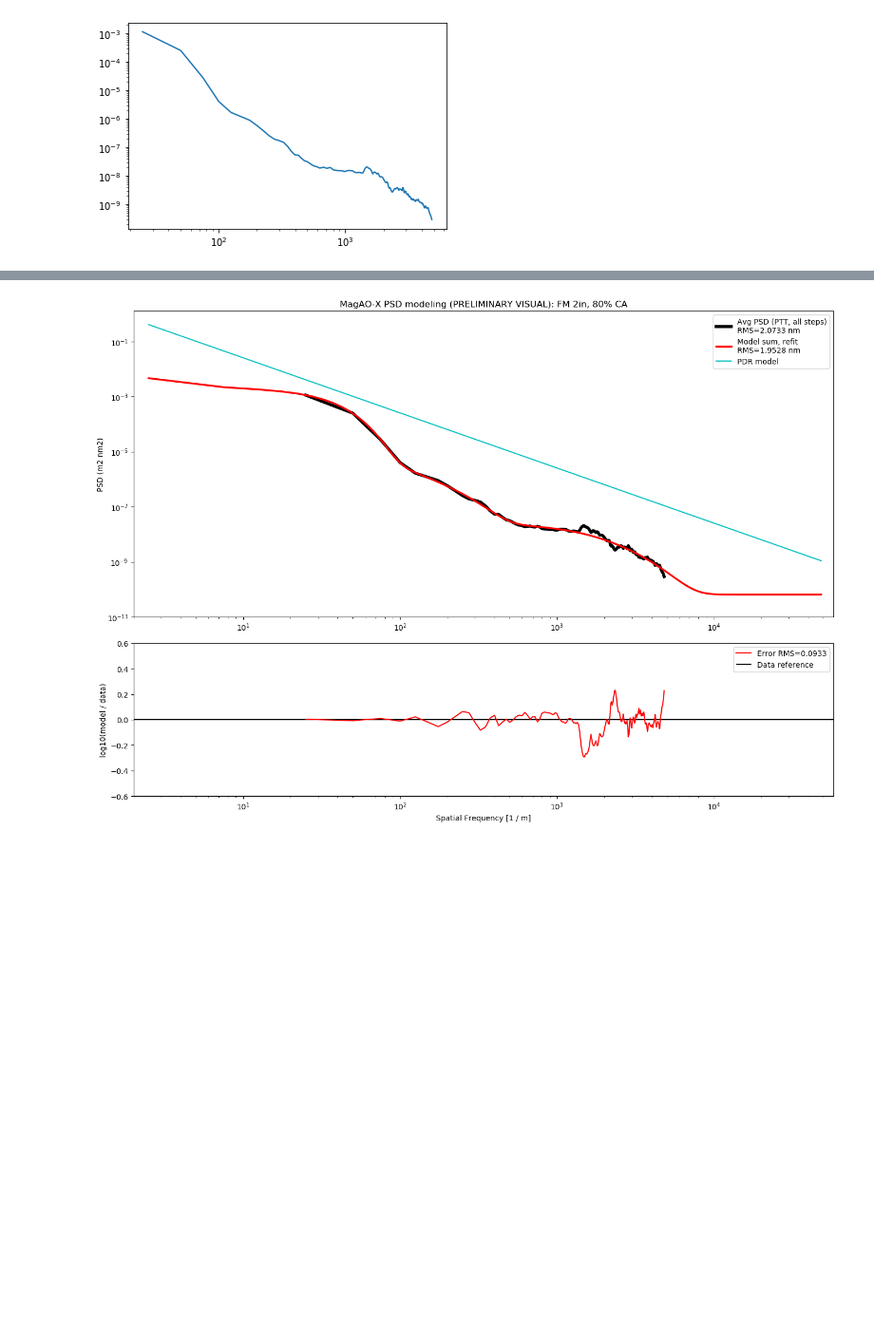
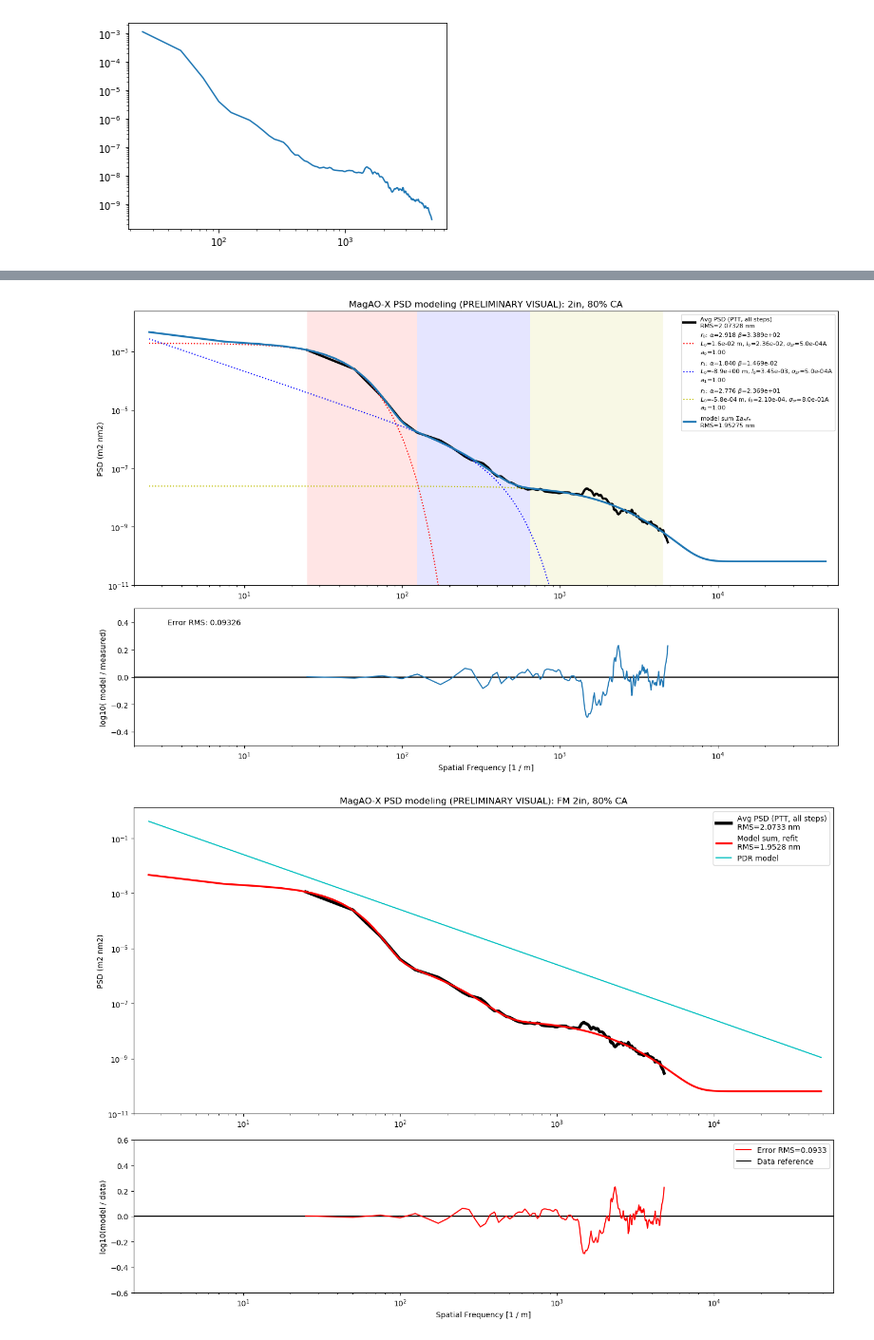
Before and after one commit to magao-x/magaox_poppy, a Jupyter notebook: PSD/PSDmodel_fm_2inch.ipynb, the cells around one changed output, grey strips where cells are left out. Shown at 95% size. Cells and saved outputs as stored; diff of their text form; code cells hidden in the pictures; blank space fills up the shorter version.

```diff
--- a/PSD/PSDmodel_fm_2inch.ipynb
+++ b/PSD/PSDmodel_fm_2inch.ipynb
@@ -187,3 +101,7 @@ Wall time: 1.83 s
+# %%
+psd.plot_model2(mdl_set, ms_refit, avg_psd, opt_parms)
+# %% [output]
+[figure, added]
 # %%
 ap = 2.0
 bp = 2.55 * (u.nm**2)
```
Also changed, not shown: parts of 8 cells of this notebook, 7 other files.
